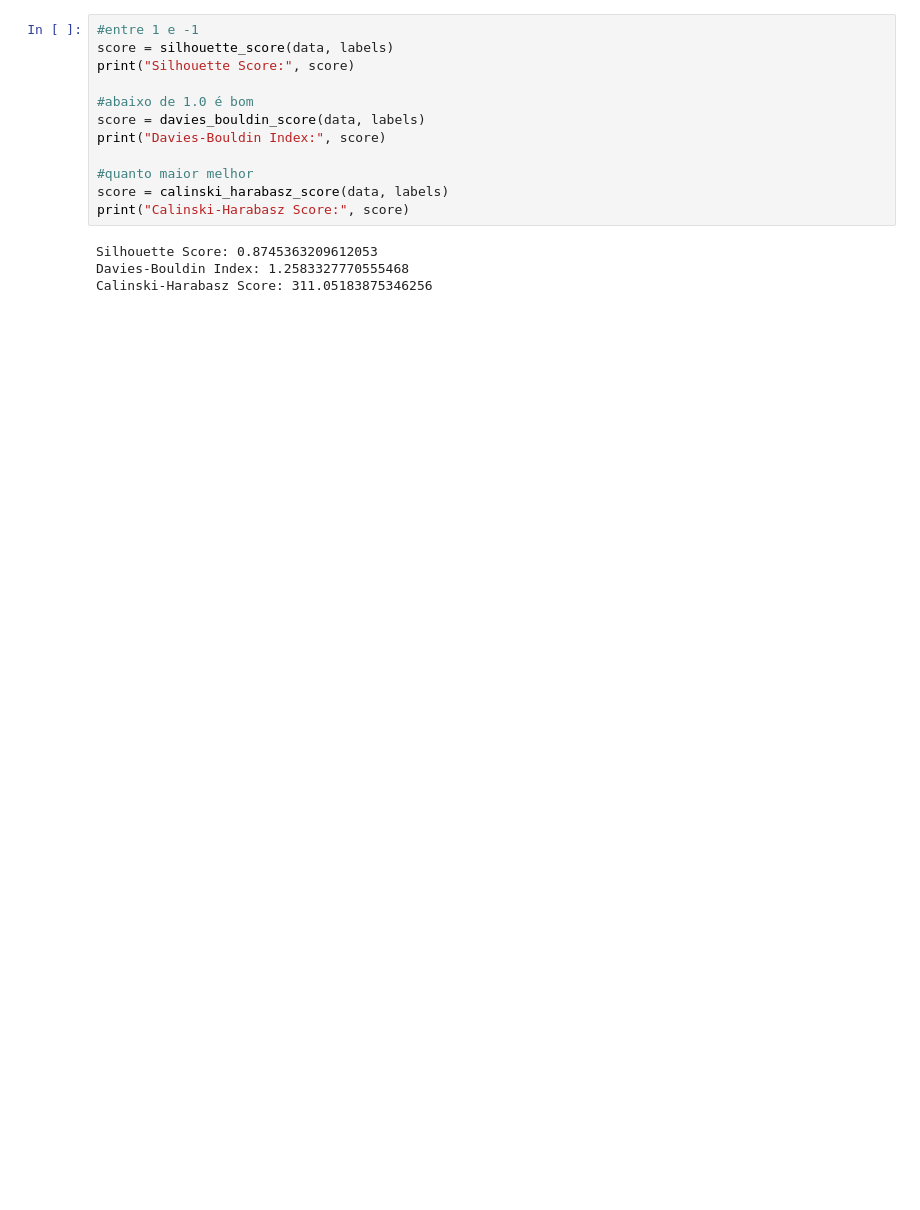
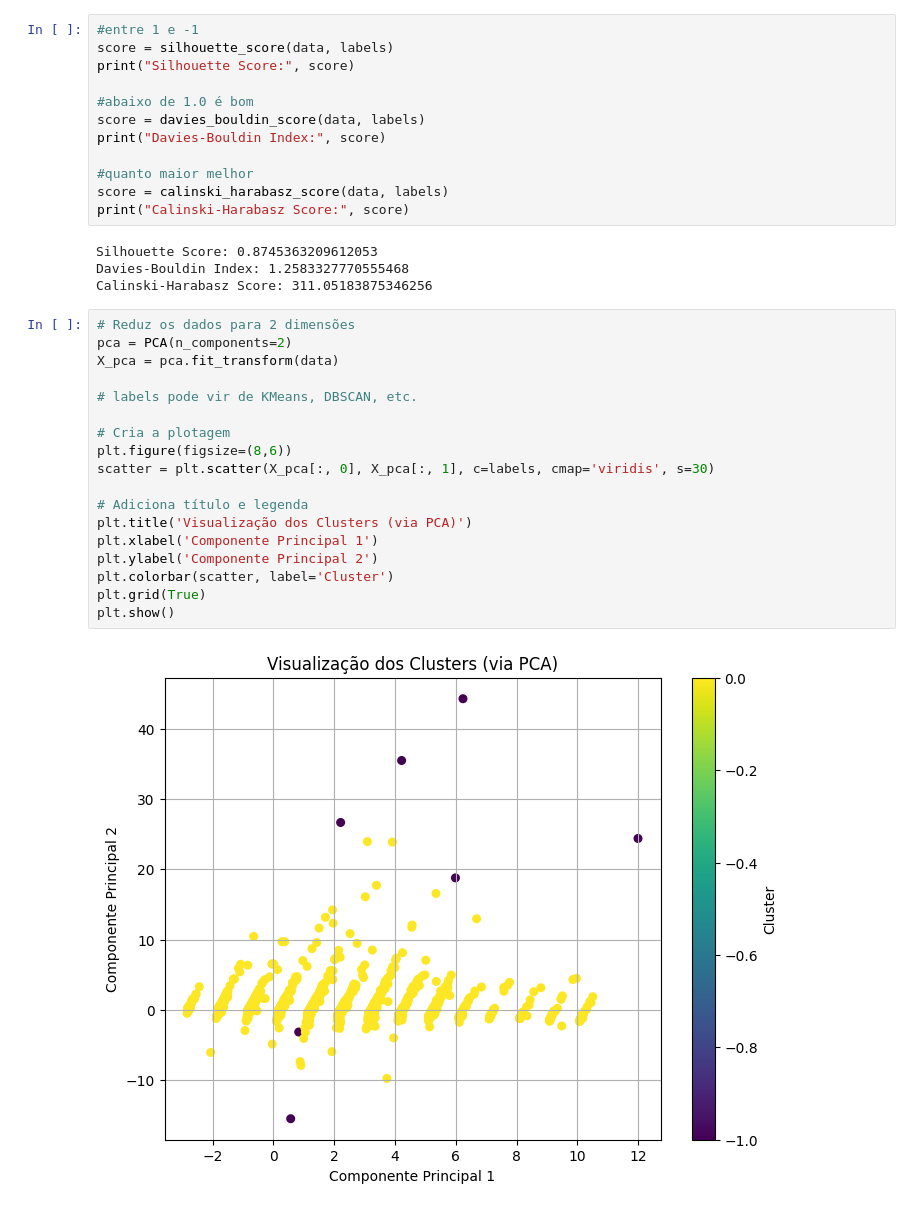
Before and after one commit to PedrocsGalindo/client_clustering, a Jupyter notebook: notebookes/DBSCAN.ipynb, the cells around one changed output. Saved outputs shown, nothing was run; the diff lists cells and outputs as text; blank space fills up the shorter version.

Commit message:
feat/ plots

```diff
--- a/notebookes/DBSCAN.ipynb
+++ b/notebookes/DBSCAN.ipynb
@@ -26,3 +29,23 @@ print("Calinski-Harabasz Score:", score)
 Silhouette Score: 0.8745363209612053
 Davies-Bouldin Index: 1.2583327770555468
 Calinski-Harabasz Score: 311.05183875346256
+# %%
+# Reduz os dados para 2 dimensões
+pca = PCA(n_components=2)
+X_pca = pca.fit_transform(data)
+
+# labels pode vir de KMeans, DBSCAN, etc.
+
+# Cria a plotagem
+plt.figure(figsize=(8,6))
+scatter = plt.scatter(X_pca[:, 0], X_pca[:, 1], c=labels, cmap='viridis', s=30)
+
+# Adiciona título e legenda
+plt.title('Visualização dos Clusters (via PCA)')
+plt.xlabel('Componente Principal 1')
+plt.ylabel('Componente Principal 2')
+plt.colorbar(scatter, label='Cluster')
+plt.grid(True)
+plt.show()
+# %% [output]
+[figure, added]
```
Also changed, not shown: parts of 2 cells of this notebook, 2 other files.
